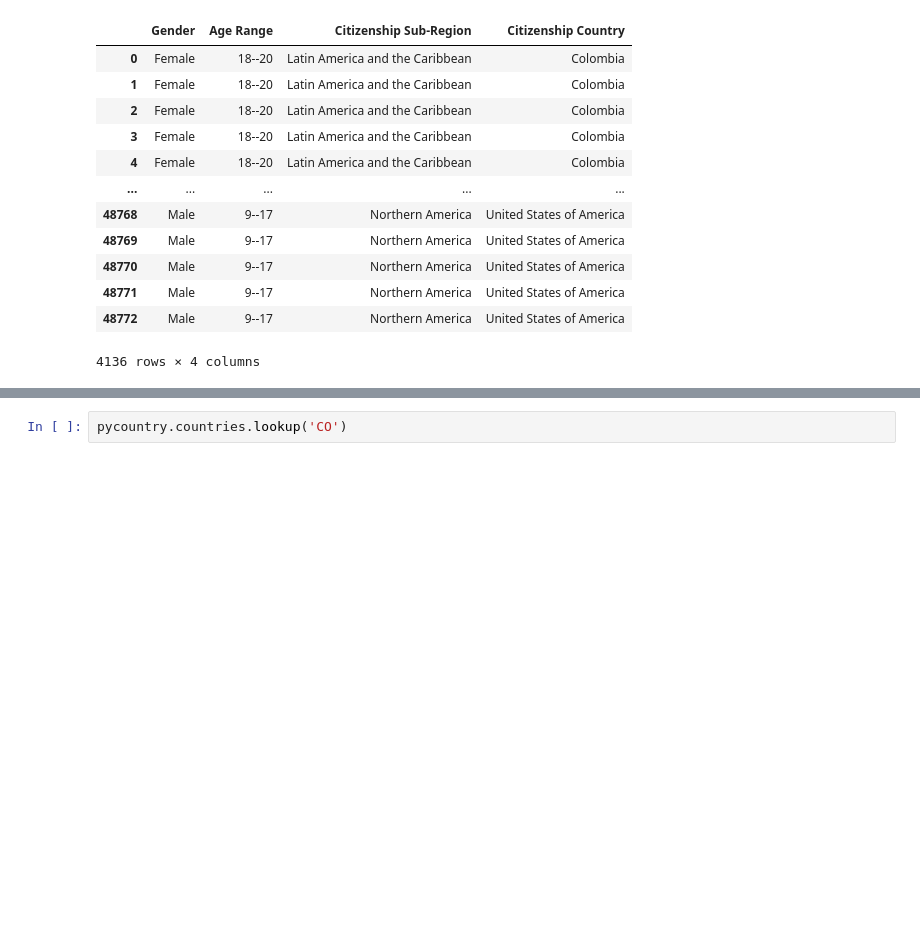
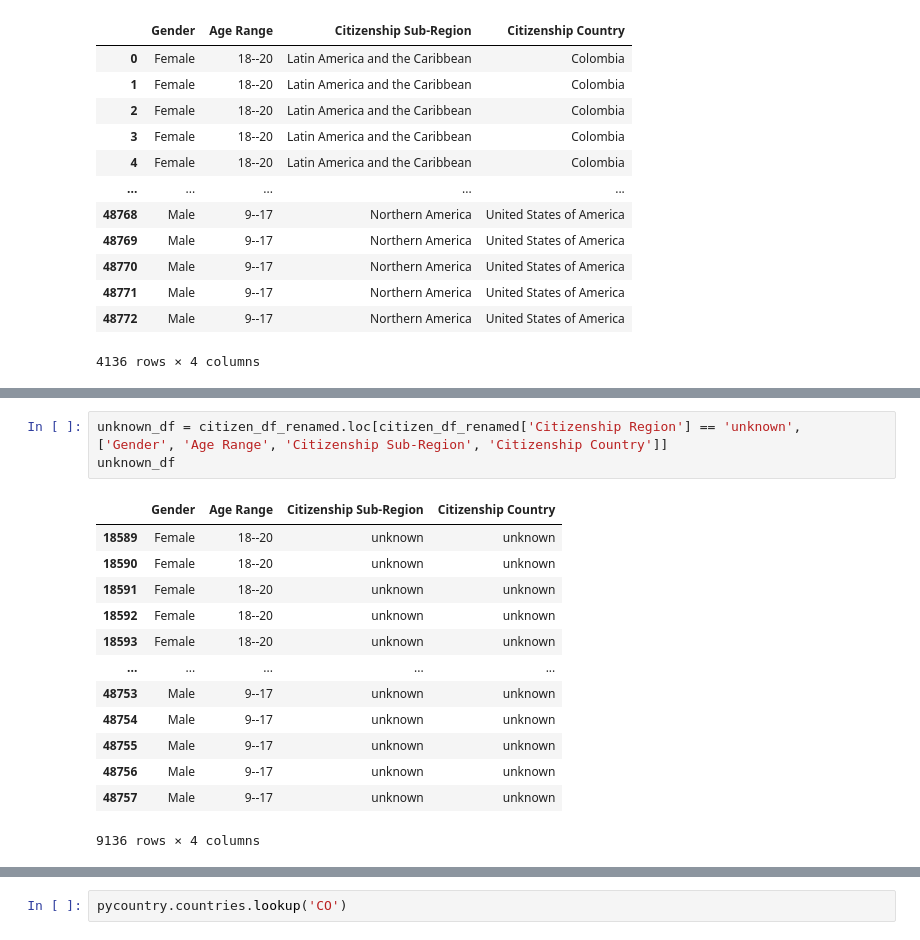
Before and after one commit to saronraut/Human-Trafficking-Awareness, a Jupyter notebook: Liz_working_files/where_dataexploration.ipynb, the cells around one changed output, grey strips where cells are left out. Drawn from its saved outputs; the diff is of its cells as text; blank space fills up the shorter version.

```diff
--- a/Liz_working_files/where_dataexploration.ipynb
+++ b/Liz_working_files/where_dataexploration.ipynb
@@ -228,0 +319,17 @@ plt.bar(x_axis, counts_per_region, color = 'm', align = 'center')
+# %%
+unknown_df = citizen_df_renamed.loc[citizen_df_renamed['Citizenship Region'] == 'unknown', ['Gender', 'Age Range', 'Citizenship Sub-Region', 'Citizenship Country']]
+unknown_df
+# %% [output]
+|  | Gender | Age Range | Citizenship Sub-Region | Citizenship Country |
+| 18589 | Female | 18--20 | unknown | unknown |
+| 18590 | Female | 18--20 | unknown | unknown |
+| 18591 | Female | 18--20 | unknown | unknown |
+| 18592 | Female | 18--20 | unknown | unknown |
+| 18593 | Female | 18--20 | unknown | unknown |
+| ... | ... | ... | ... | ... |
+| 48753 | Male | 9--17 | unknown | unknown |
+| 48754 | Male | 9--17 | unknown | unknown |
+| 48755 | Male | 9--17 | unknown | unknown |
+| 48756 | Male | 9--17 | unknown | unknown |
+| 48757 | Male | 9--17 | unknown | unknown |
+9136 rows × 4 columns
```
Also changed, not shown: parts of 24 cells of this notebook.
